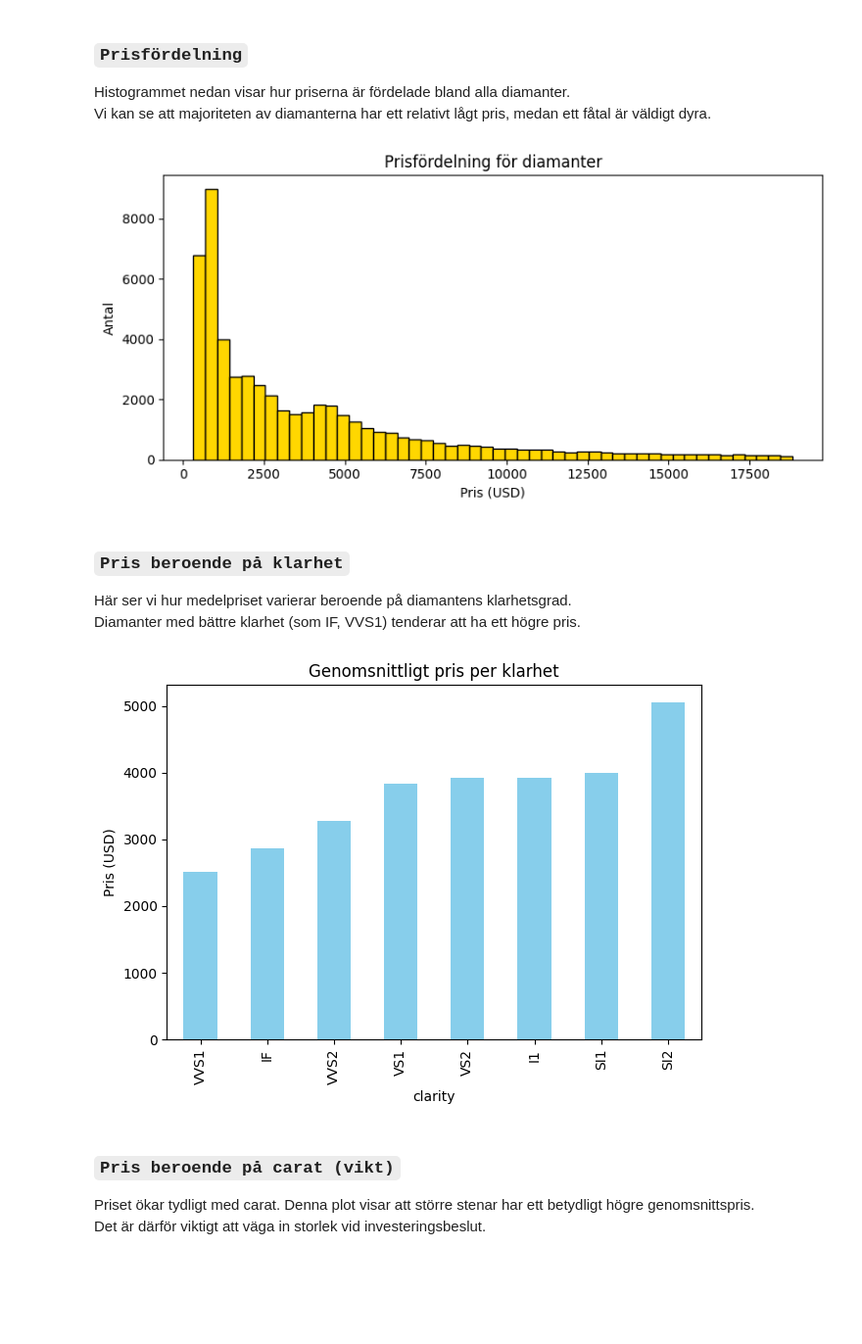
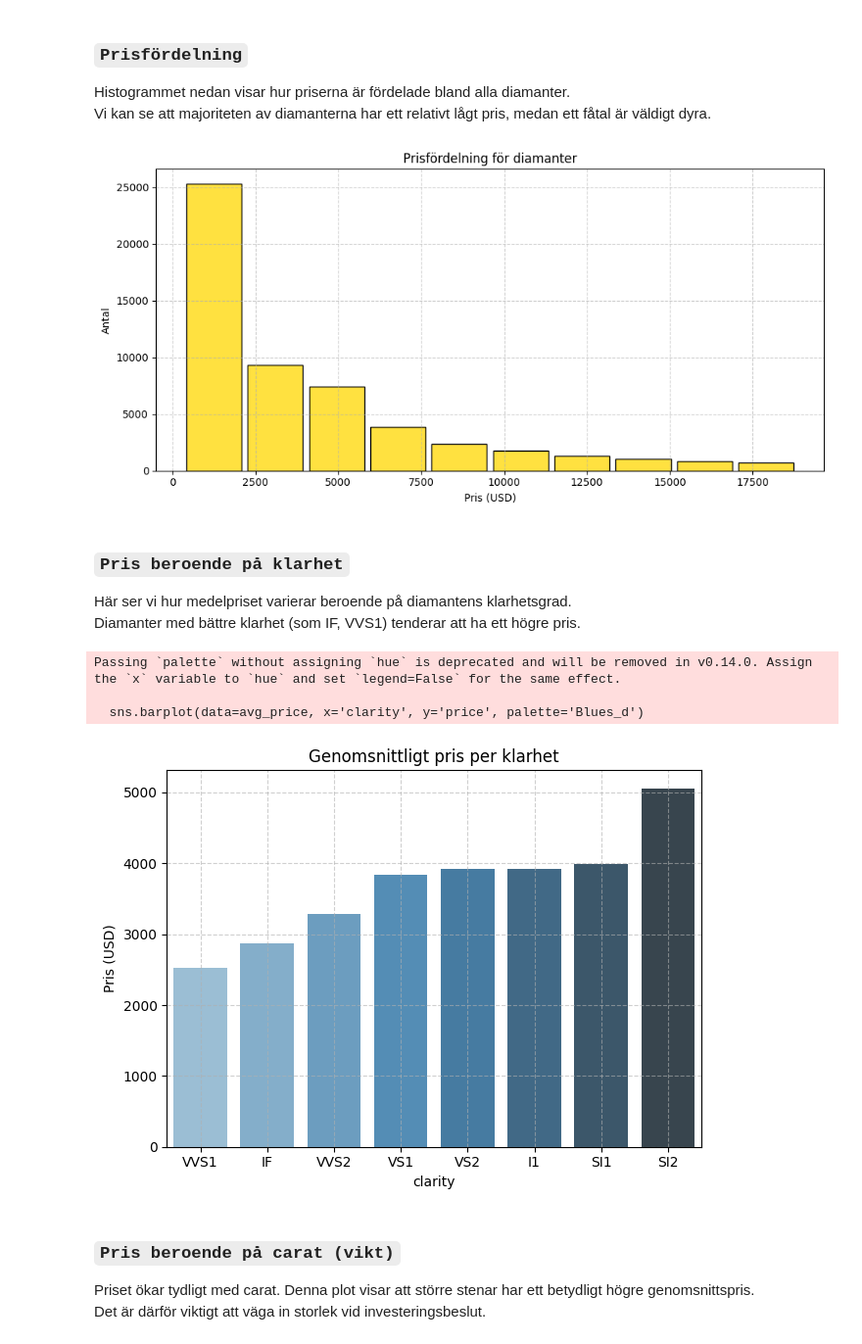
Before and after one commit to ecthelionofthefountain-510/python_kunskapskontroll, a Jupyter notebook: part_2.ipynb, the cells around one changed output. Shown at 98% size. Saved outputs shown, nothing was run; the diff lists cells and outputs as text; code cells hidden in the pictures; blank space fills up the shorter version.

```diff
--- a/part_2.ipynb
+++ b/part_2.ipynb
@@ -58,12 +60,17 @@ Eftersom fysiska diamanter inte kan ha 0 i längd, bredd eller djup undersöker
 
 Vi filtrerar bort alla rader där någon av dessa dimensioner är noll.
 # %%
-# Visar hur många rader det finns som har ogiltiga mått (existerar helt enkelt inte)
-invalid_rows  = df[(df['x'] == 0) | (df['y'] == 0) | (df['z'] == 0)]
-print(f"Antal ogiltiga rader (x, y eller z = 0): {len(invalid_rows)}")
+# Visar hur många rader det finns som har ogiltiga eller orimliga mått
+invalid_rows = df[
+    (df['x'] <= 0) |
+    (df['y'] <= 0) | (df['y'] > 30) |
+    (df['z'] <= 0) | (df['z'] > 30)
+]
+
+print(f"Antal ogiltiga rader (x, y eller z <= 0 eller y/z > 30): {len(invalid_rows)}")
 
 # Tvätta datan. Behåller bara raderna med giltiga mått.
-df_clean = df[(df['x'] > 0) & (df['y'] > 0) & (df['z'] > 0)].copy()
+df_clean = df[(df['x'] > 0) & (df['y'] > 0) & (df['y'] < 30) & (df['z'] > 0) & (df['z'] < 30)].copy()
 
 print(f"Antar rader före städning: {len(df)}")
 print(f"Antal rader efter städning: {len(df_clean)}")
@@ -112,28 +119,42 @@ Nu kan vi se att raden ***"min"*** som tidgare hade 0-värde har blivit tvättad
 Histogrammet nedan visar hur priserna är fördelade bland alla diamanter.
 Vi kan se att majoriteten av diamanterna har ett relativt lågt pris, medan ett fåtal är väldigt dyra.
 # %%
-plt.figure(figsize=(8, 4))
-plt.hist(df_clean['price'], bins=50, color='gold', edgecolor='black')
+plt.figure(figsize=(10, 5))
+sns.histplot(
+    df_clean['price'],
+    bins=10,
+    color='gold',
+    edgecolor='black',
+    element='bars',     # gör att varje stapel blir distinkt
+    shrink=0.9           # gör staplarna smalare = mellanrum
+)
 plt.title('Prisfördelning för diamanter')
 plt.xlabel('Pris (USD)')
 plt.ylabel('Antal')
+plt.grid(True, linestyle='--', alpha=0.6)
 plt.tight_layout()
 plt.show()
 # %% [output]
-[figure, old version]
+[figure, new version]
 # %% [markdown]
 ### `Pris beroende på klarhet`
 
 Här ser vi hur medelpriset varierar beroende på diamantens klarhetsgrad.
 Diamanter med bättre klarhet (som IF, VVS1) tenderar att ha ett högre pris.
 # %%
-df_clean.groupby('clarity')['price'].mean().sort_values().plot(kind='bar', color='skyblue')
+avg_price = df_clean.groupby('clarity')['price'].mean().reset_index().sort_values('price')
+
+sns.barplot(data=avg_price, x='clarity', y='price', palette='Blues_d')
 plt.title('Genomsnittligt pris per klarhet')
 plt.ylabel('Pris (USD)')
+plt.grid(True, linestyle='--', alpha=0.6)
 plt.tight_layout()
 plt.show()
 # %% [output]
+Passing `palette` without assigning `hue` is deprecated and will be removed in v0.14.0. Assign the `x` variable to `hue` and set `legend=False` for the same effect.
+
+  sns.barplot(data=avg_price, x='clarity', y='price', palette='Blues_d')
-[figure, old version]
+[figure, new version]
 # %% [markdown]
 ### `Pris beroende på carat (vikt)`
 
```
Also changed, not shown: parts of 10 cells of this notebook, 4 other files.
